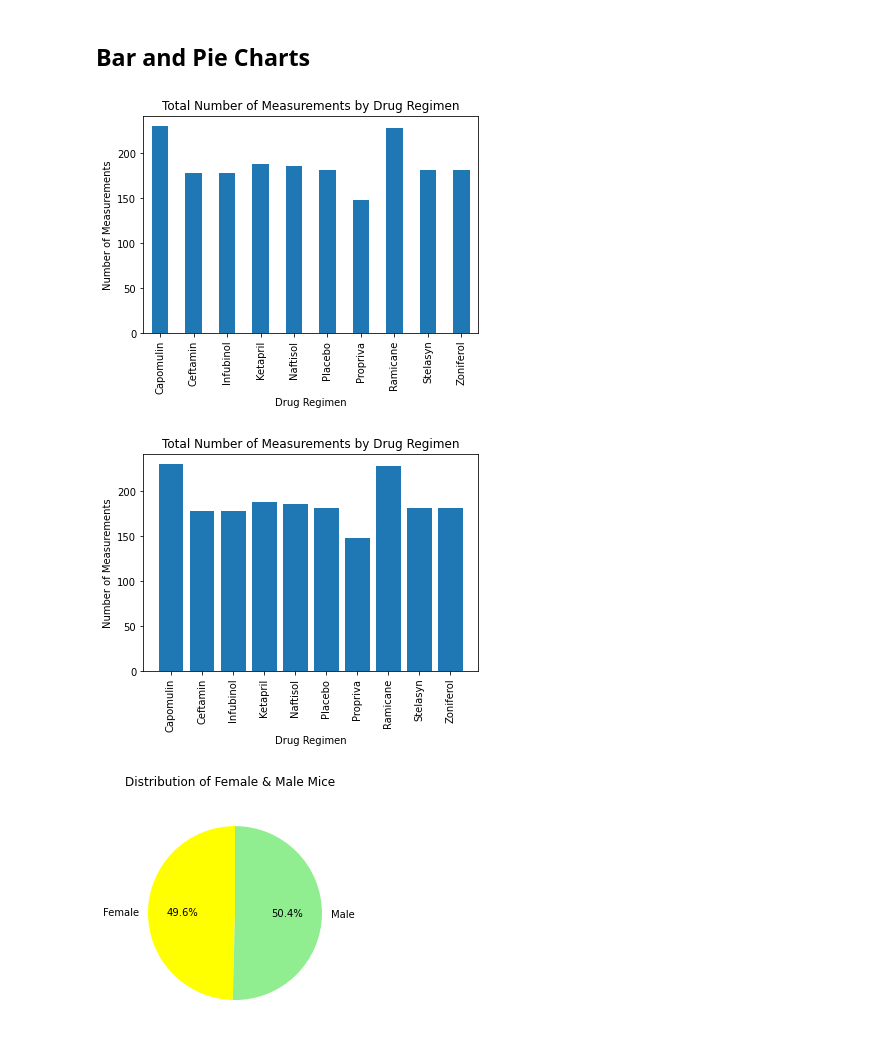
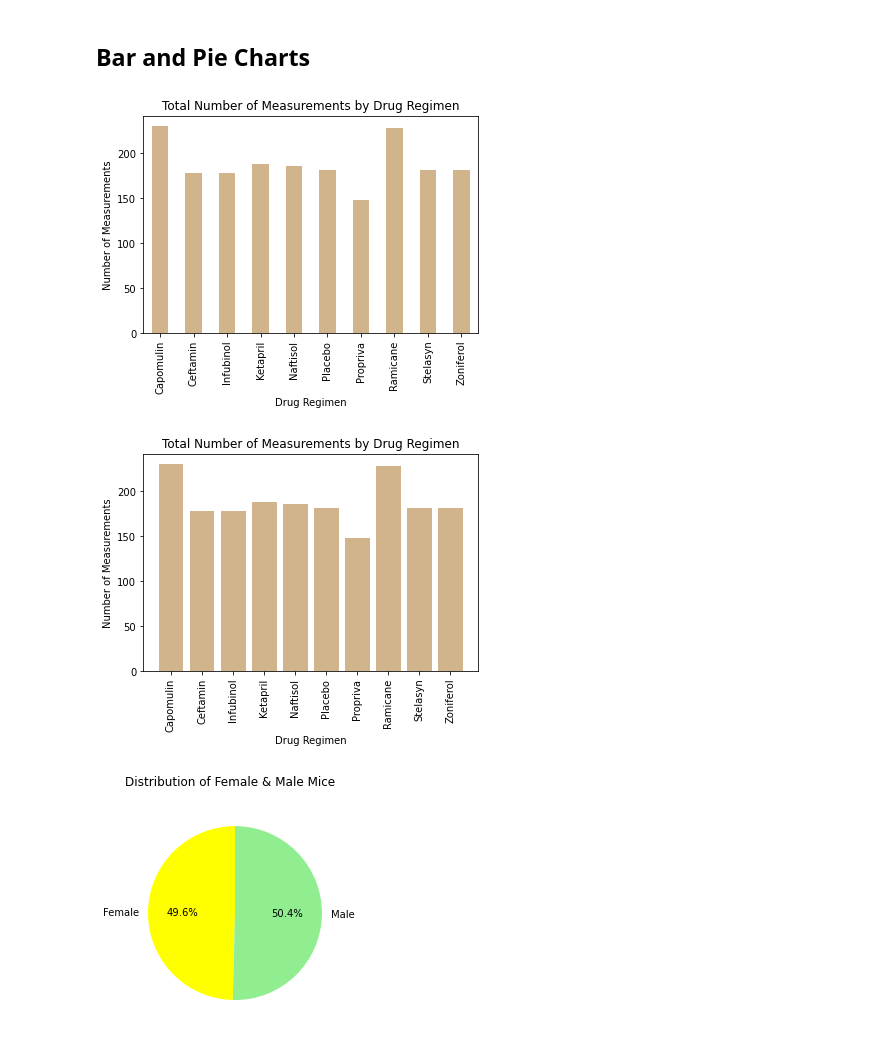
Before and after one commit to drbernal47/pymaceuticals-assignment, a Jupyter notebook: pymaceuticals_starter.ipynb, the cells around one changed output. Cells and saved outputs as stored; diff of their text form; code cells hidden in the pictures.

Commit message:
Adjusted colors of bar graphs

```diff
--- a/pymaceuticals_starter.ipynb
+++ b/pymaceuticals_starter.ipynb
@@ -133,19 +133,19 @@ regimen_st2
 measurements = regimen_data["Tumor Volume (mm3)"].count()
 
 bars = measurements.plot(kind="bar",title="Total Number of Measurements by Drug Regimen",
-                                 ylabel="Number of Measurements")
+                                 ylabel="Number of Measurements",color="tan")
 # %% [output]
-[figure, old version]
+[figure, new version]
 # %%
 # Generate a bar plot showing the total number of measurements taken on each drug regimen using pyplot.
-plt.bar(measurements.index, measurements)
+plt.bar(measurements.index, measurements,color="tan")
 plt.title("Total Number of Measurements by Drug Regimen")
 plt.xlabel("Drug Regimen")
 plt.ylabel("Number of Measurements")
 plt.xticks(rotation=90)
 plt.show()
 # %% [output]
-[figure, old version]
+[figure, new version]
 # %%
 # Generate a pie plot showing the distribution of female versus male mice using pandas
 mouse_sex = cleaned_data.groupby("Sex")
```
